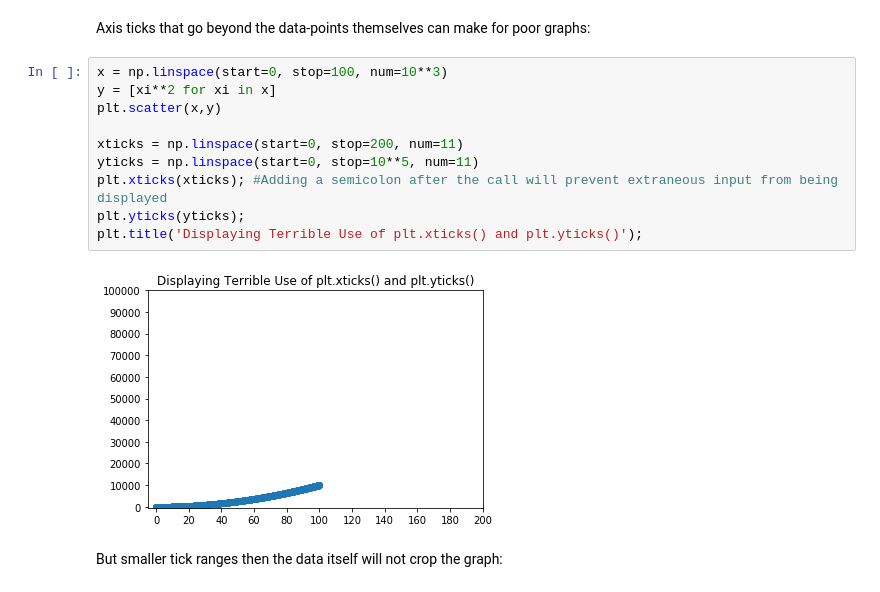
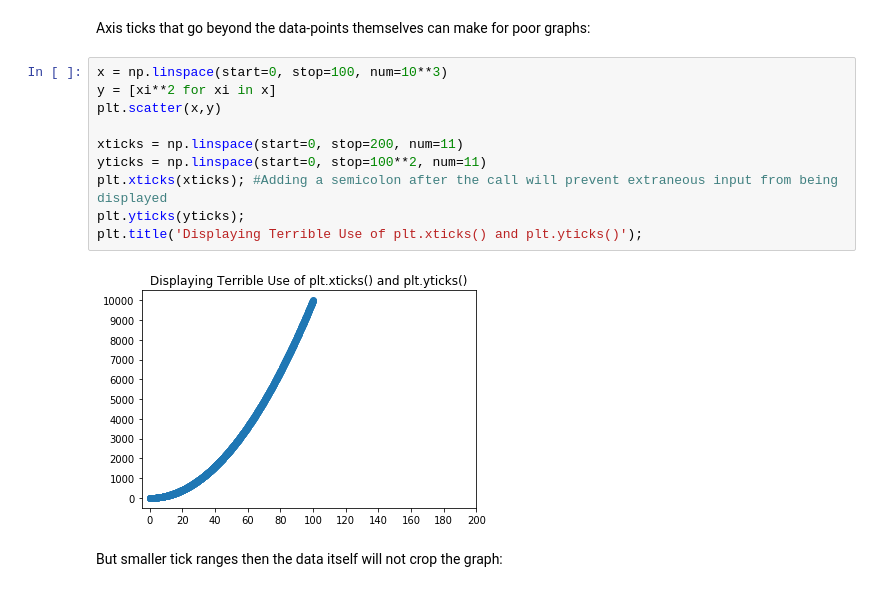
Before and after one commit to OsterMendel/dsc-more-practice-with-matplotlib-nyc-ds-021720, a Jupyter notebook: index.ipynb, the cells around one changed output. Saved outputs shown, nothing was run; the diff lists cells and outputs as text.

```diff
--- a/index.ipynb
+++ b/index.ipynb
@@ -162,15 +162,15 @@ Axis ticks that go beyond the data-points themselves can make for poor graphs:
 # %%
 x = np.linspace(start=0, stop=100, num=10**3)
 y = [xi**2 for xi in x]
 plt.scatter(x,y)
 
 xticks = np.linspace(start=0, stop=200, num=11)
-yticks = np.linspace(start=0, stop=10**5, num=11)
+yticks = np.linspace(start=0, stop=100**2, num=11)
 plt.xticks(xticks); #Adding a semicolon after the call will prevent extraneous input from being displayed
 plt.yticks(yticks);
 plt.title('Displaying Terrible Use of plt.xticks() and plt.yticks()');
 # %% [output]
-[figure, old version]
+[figure, new version]
 # %% [markdown]
 But smaller tick ranges then the data itself will not crop the graph:
 # %%
```
